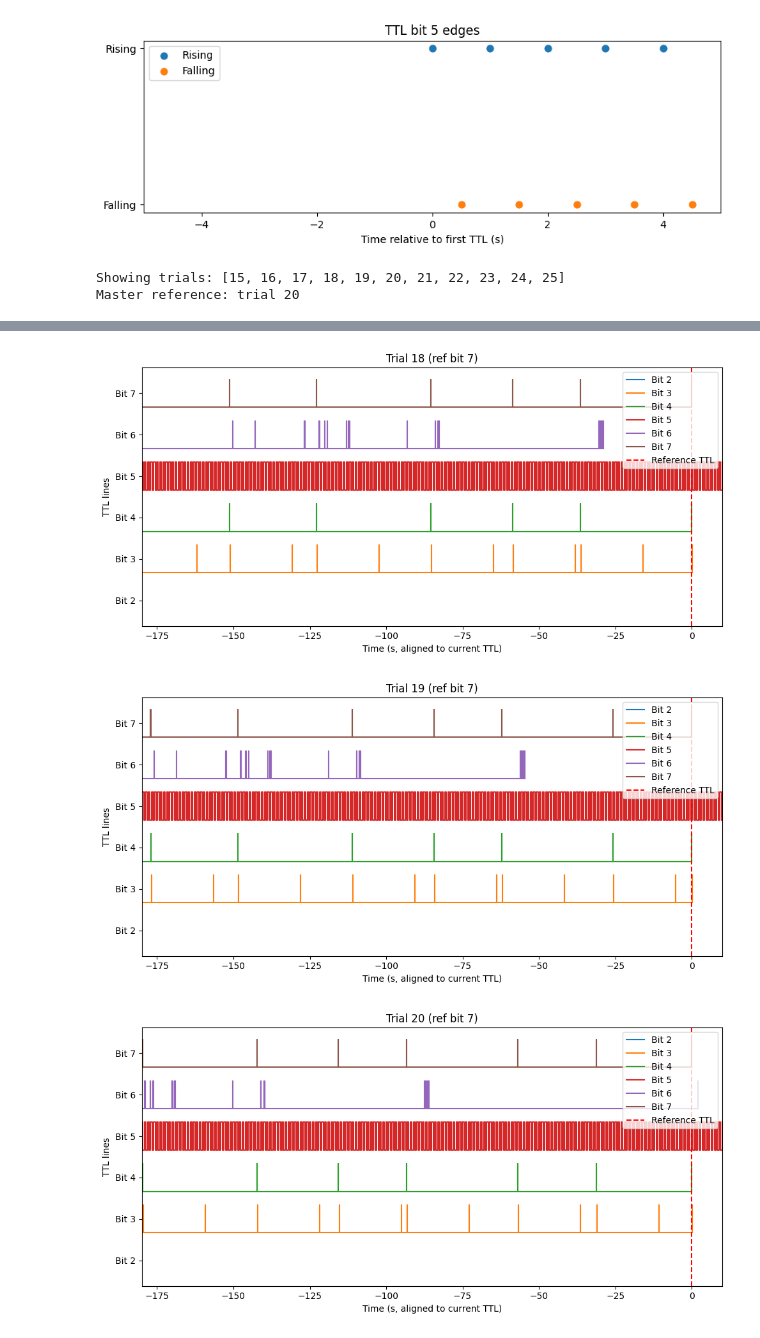
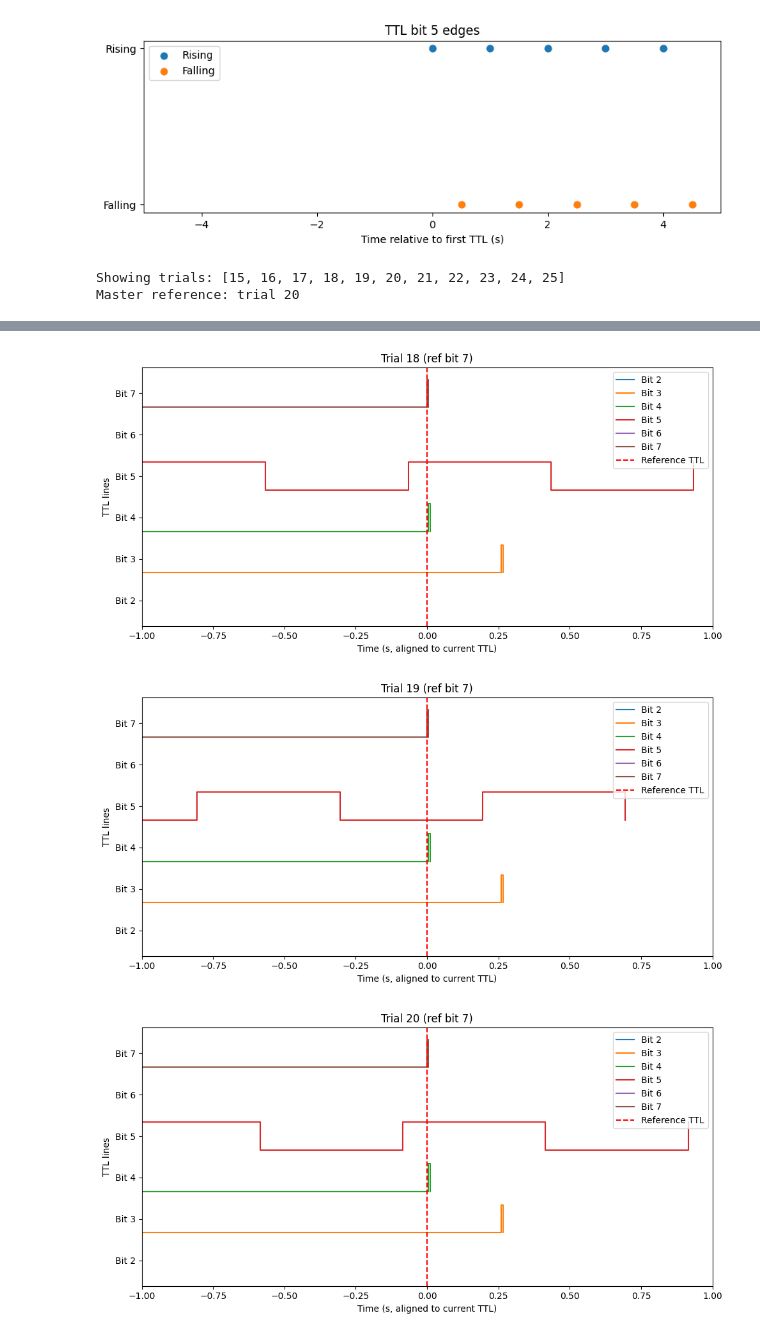
Before and after one commit to KevinPKoster/NeuropixelsAnalysisPipeline, a Jupyter notebook: Anchored analysis/Individual analysis/Mouse1-FebMarch2026/03092026/VisualizingTTLs.ipynb, the cells around one changed output, grey strips where cells are left out. Cells and saved outputs as stored; diff of their text form; code cells hidden in the pictures.

```diff
--- a/Anchored analysis/Individual analysis/Mouse1-FebMarch2026/03092026/VisualizingTTLs.ipynb
+++ b/Anchored analysis/Individual analysis/Mouse1-FebMarch2026/03092026/VisualizingTTLs.ipynb
@@ -10,7 +10,7 @@ import os
 # TUNABLE PARAMETERS
 # ============================================================
 
-ni_folder = r"D:\Kevin\2026-03-09_14-29-25\Record Node 114\experiment2\recording1\events\NI-DAQmx-106.PXIe-6341\TTL" #####################################################################################################################################################################
+ni_folder = r"G:\Kevin\2026-03-09_14-29-25\Record Node 114\experiment2\recording1\events\NI-DAQmx-106.PXIe-6341\TTL" #####################################################################################################################################################################
 # Path to NI‑DAQ TTL folder
 
 # ============================================================
@@ -151,8 +151,8 @@ bits_to_plot = [2, 3, 4, 5, 6, 7]     ##########################################
 ref_bit = 7                        ################################################################################################
 trial_index = 20                    ################################################################################################
 n_surround = 10                     ################################################################################################
-window_pre = 180                     ################################################################################################
-window_post = 10                   ################################################################################################
+window_pre = 1                     ################################################################################################
+window_post = 1                   ################################################################################################
 # Bits to plot, reference bit, trial selection, and window
 
 # ============================================================
@@ -250,3 +250,3 @@ Master reference: trial 20
-[figure, old version]
+[figure, new version]
-[figure, old version]
+[figure, new version]
-[figure, old version]
+[figure, new version]
```
Also changed, not shown: parts of 3 cells of this notebook, 7 other files.
